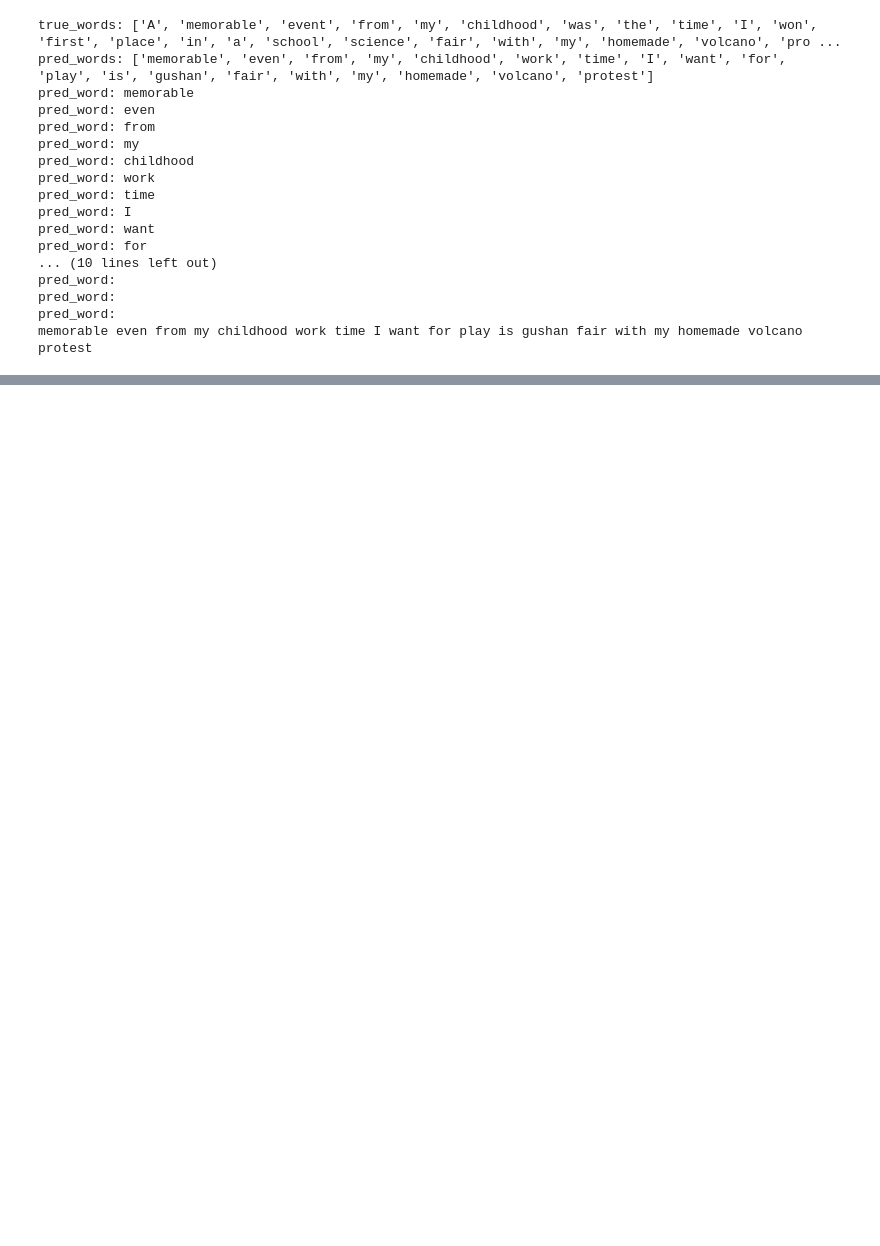
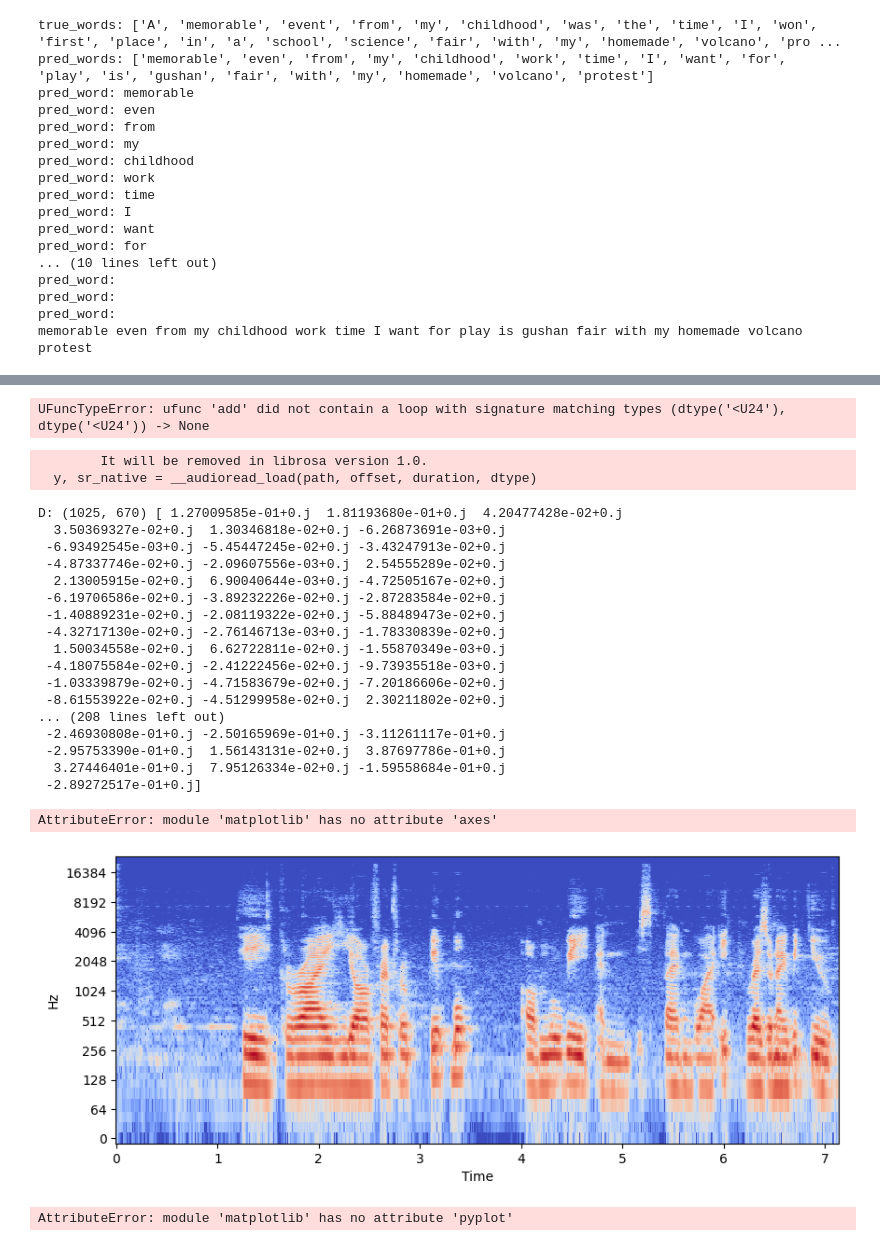
Before and after one commit to phanngoc/english-pronunciation, a Jupyter notebook: research/test-assessment.ipynb, the cells around one changed output, grey strips where cells are left out. Cells and saved outputs as stored; diff of their text form; code cells hidden in the pictures; blank space fills up the shorter version.

```diff
--- a/research/test-assessment.ipynb
+++ b/research/test-assessment.ipynb
@@ -46,0 +89,66 @@ memorable even from my childhood work time I want for play is gushan fair with m
+# %%
+def get_embedding(audio_path):
+    audio_input = tokenizer(audio_path, return_tensors="pt").input_values
+    with torch.no_grad():
+        embedding = model(audio_input).last_hidden_state.mean(dim=1)
+    return embedding.numpy().flatten()
+
+user_embedding = get_embedding(user_path)
+standard_embedding = get_embedding(standard_path)
+
+# Compare embeddings
+similarity = 1 - cosine(user_embedding, standard_embedding)
+print(f"Embedding Cosine Similarity: {similarity}")
+# %% [output]
+UFuncTypeError: ufunc 'add' did not contain a loop with signature matching types (dtype('<U24'), dtype('<U24')) -> None
+# %%
+import librosa
+import librosa.display
+import matplotlib.pyplot as plt
+import numpy as np
+
+
+def plot_spectrogram(audio_path):
+    y, sr = librosa.load(audio_path, sr=None)  # y is the audio time series, sr is the sample rate
+
+    # Compute the Short-Time Fourier Transform (STFT)
+    D = librosa.stft(y)  # Compute the STFT
+    print('D:', D.shape, D[0])
+    S_db = librosa.amplitude_to_db(np.abs(D), ref=np.max)  # Convert to decibels
+
+    # Plot the spectrogram
+    plt.figure(figsize=(10, 4))
+    librosa.display.specshow(S_db, sr=sr, x_axis='time', y_axis='log', cmap='coolwarm')
+    plt.colorbar(format='%+2.0f dB')
+    plt.title('Spectrogram')
+    plt.xlabel('Time (s)')
+    plt.ylabel('Frequency (Hz)')
+    plt.tight_layout()
+    plt.show()
+
+
+# Example usage
+plot_spectrogram('../uploads/recording.wav')
+# %% [output]
+        It will be removed in librosa version 1.0.
+  y, sr_native = __audioread_load(path, offset, duration, dtype)
+D: (1025, 670) [ 1.27009585e-01+0.j  1.81193680e-01+0.j  4.20477428e-02+0.j
+  3.50369327e-02+0.j  1.30346818e-02+0.j -6.26873691e-03+0.j
+ -6.93492545e-03+0.j -5.45447245e-02+0.j -3.43247913e-02+0.j
+ -4.87337746e-02+0.j -2.09607556e-03+0.j  2.54555289e-02+0.j
+  2.13005915e-02+0.j  6.90040644e-03+0.j -4.72505167e-02+0.j
+ -6.19706586e-02+0.j -3.89232226e-02+0.j -2.87283584e-02+0.j
+ -1.40889231e-02+0.j -2.08119322e-02+0.j -5.88489473e-02+0.j
+ -4.32717130e-02+0.j -2.76146713e-03+0.j -1.78330839e-02+0.j
+  1.50034558e-02+0.j  6.62722811e-02+0.j -1.55870349e-03+0.j
+ -4.18075584e-02+0.j -2.41222456e-02+0.j -9.73935518e-03+0.j
+ -1.03339879e-02+0.j -4.71583679e-02+0.j -7.20186606e-02+0.j
+ -8.61553922e-02+0.j -4.51299958e-02+0.j  2.30211802e-02+0.j
+... (208 lines left out)
+ -2.46930808e-01+0.j -2.50165969e-01+0.j -3.11261117e-01+0.j
+ -2.95753390e-01+0.j  1.56143131e-02+0.j  3.87697786e-01+0.j
+  3.27446401e-01+0.j  7.95126334e-02+0.j -1.59558684e-01+0.j
+ -2.89272517e-01+0.j]
+AttributeError: module 'matplotlib' has no attribute 'axes'
+[figure, added]
+AttributeError: module 'matplotlib' has no attribute 'pyplot'
```
Also changed, not shown: parts of 6 cells of this notebook, 5 other files.
